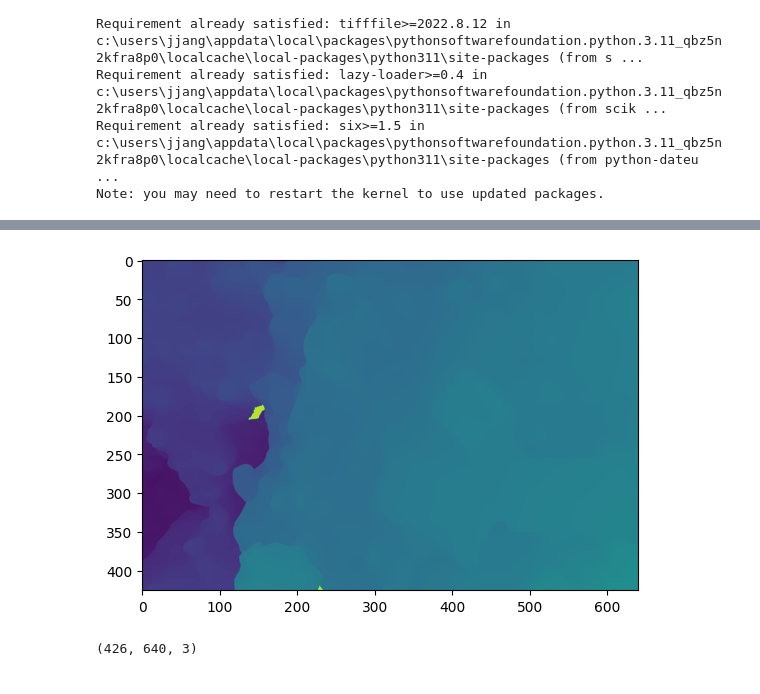
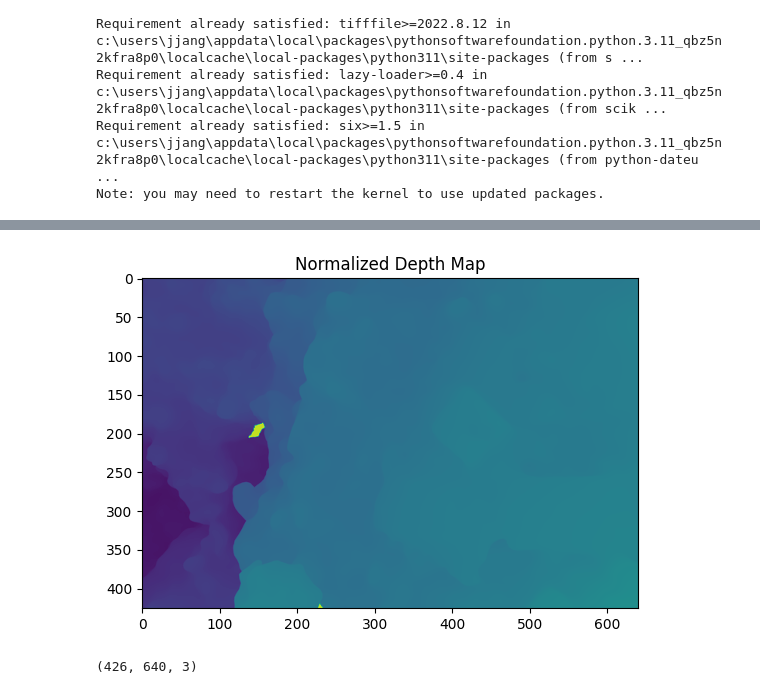
Before and after one commit to Spoon7227/CS445-Project, a Jupyter notebook: seathru.ipynb, the cells around one changed output, grey strips where cells are left out. Drawn from its saved outputs; the diff is of its cells as text; code cells hidden in the pictures.

```diff
--- a/seathru.ipynb
+++ b/seathru.ipynb
@@ -57,14 +59,15 @@ plt.show()
 # %%
 # Preprocess depth
 
 # Normalize to 0-1 and scale based on inverse
 depths = (raw_depth - np.min(raw_depth)) / (np.max(raw_depth) - np.min(raw_depth))
 depths = (2 * (1.0 - depths)) + 2
 
 plt.imshow(depths)
+plt.title('Normalized Depth Map')
 plt.show()
 # %% [output]
-[figure, old version]
+[figure, new version]
 # %%
 # Partition depth map into 10 bins and search for pixel value (r,g,b) in the bottom 1 percentile
 def sample_backscatter_points(img, depths, depth_cutoff):
```
Also changed, not shown: parts of 6 cells of this notebook.
